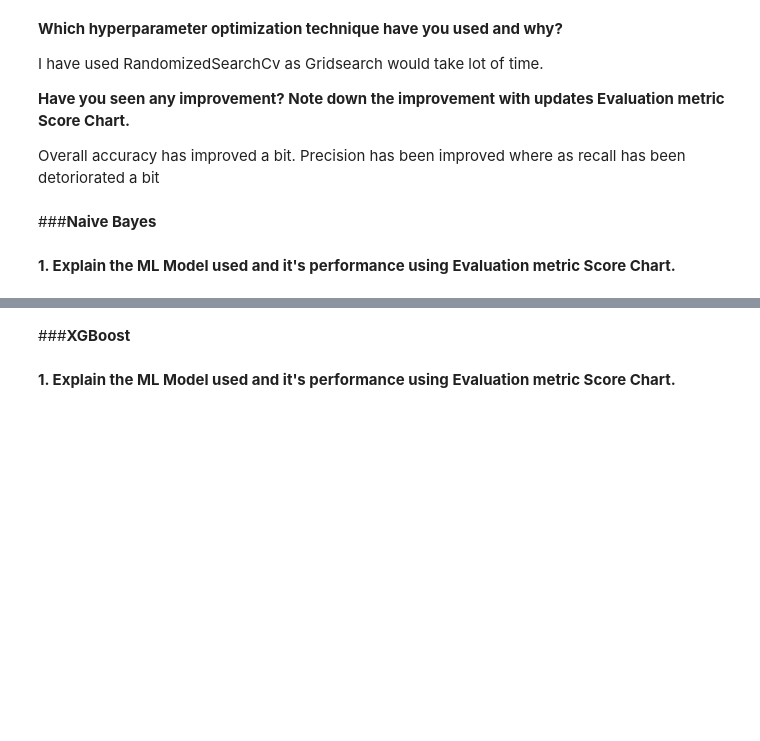
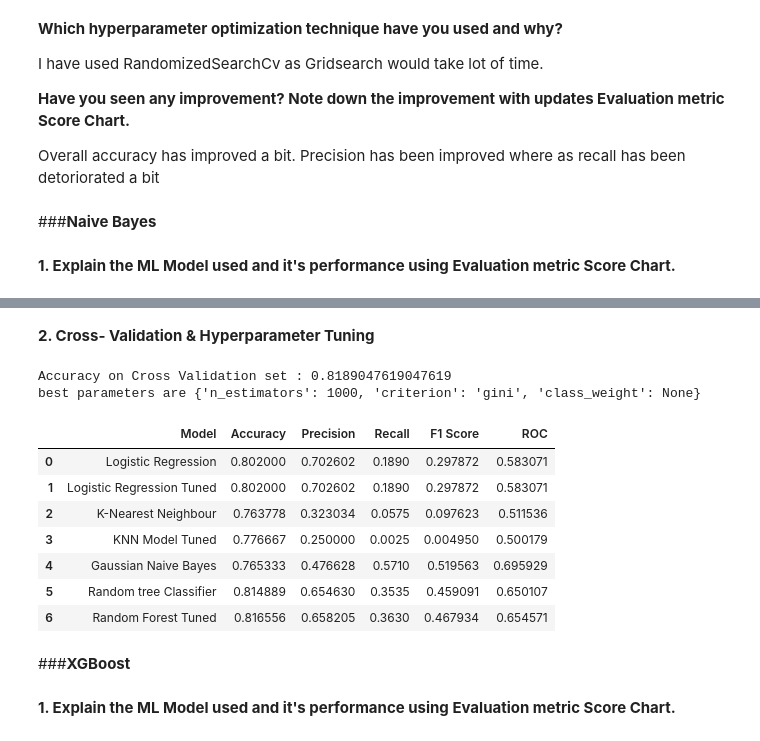
Before and after one commit to shaad4224/credit_card_default_prediction, a Jupyter notebook: Copy_of_credit_card_default_prediction.ipynb, the cells around one changed output, grey strips where cells are left out. Cells and saved outputs as stored; diff of their text form; code cells hidden in the pictures; blank space fills up the shorter version.

Commit message:
added random forest algorithm

```diff
--- a/Copy_of_credit_card_default_prediction.ipynb
+++ b/Copy_of_credit_card_default_prediction.ipynb
@@ -1034,0 +1037,5 @@ results
+# %%
+from sklearn.ensemble import RandomForestClassifier
+rfc = RandomForestClassifier(n_estimators = 100,criterion = 'entropy',random_state = 0)
+rfc.fit(x_train,y_train)
+y_pred = rfc.predict(x_test)
@@ -1034,0 +1044,12 @@ results
+# %%
+cm5 = confusion_matrix(y_test, y_pred)
+roc=roc_auc_score(y_test, y_pred)
+acc = accuracy_score(y_test, y_pred)
+prec = precision_score(y_test, y_pred)
+rec = recall_score(y_test, y_pred)
+f1 = f1_score(y_test, y_pred)
+
+model = pd.DataFrame([['Random tree Classifier', acc,prec,rec, f1,roc]],
+               columns = ['Model', 'Accuracy', 'Precision', 'Recall', 'F1 Score','ROC'])
+results= results.append(model, ignore_index = True)
+results
@@ -1035,3 +1064,37 @@ results
+# %% [markdown]
+**2. Cross- Validation & Hyperparameter Tuning**
+# %%
+param_grid_rf = {'n_estimators': [200, 400, 600, 1000],
+              'criterion': ['entropy', 'gini'],
+              'class_weight' : ['balanced',None]}
+random_search = RandomizedSearchCV(estimator=rfc,param_distributions=param_grid_rf,scoring='accuracy',cv=5,n_jobs=-1)
+random_search = random_search.fit(x_train,y_train)
+best_accuracy_1 = random_search.best_score_
+print('Accuracy on Cross Validation set :',best_accuracy_1)
+best_parameters_2 = random_search.best_params_
+print('best parameters are',best_parameters_2)
+y_pred_rf = random_search.predict(x_test)
+roc=roc_auc_score(y_test, y_pred_rf)
+acc = accuracy_score(y_test, y_pred_rf)
+prec = precision_score(y_test, y_pred_rf)
+rec = recall_score(y_test, y_pred_rf)
+f1 = f1_score(y_test, y_pred_rf)
+cm6 = confusion_matrix(y_test, y_pred_rf)
+model=  pd.DataFrame([['Random Forest Tuned', acc,prec,rec, f1,roc]],
+               columns = ['Model', 'Accuracy', 'Precision', 'Recall', 'F1 Score','ROC'])
+results= results.append(model, ignore_index = True)
+results
+# %% [output]
+Accuracy on Cross Validation set : 0.8189047619047619
+best parameters are {'n_estimators': 1000, 'criterion': 'gini', 'class_weight': None}
+|  | Model | Accuracy | Precision | Recall | F1 Score | ROC |
+| 0 | Logistic Regression | 0.802000 | 0.702602 | 0.1890 | 0.297872 | 0.583071 |
+| 1 | Logistic Regression Tuned | 0.802000 | 0.702602 | 0.1890 | 0.297872 | 0.583071 |
+| 2 | K-Nearest Neighbour | 0.763778 | 0.323034 | 0.0575 | 0.097623 | 0.511536 |
+| 3 | KNN Model Tuned | 0.776667 | 0.250000 | 0.0025 | 0.004950 | 0.500179 |
+| 4 | Gaussian Naive Bayes | 0.765333 | 0.476628 | 0.5710 | 0.519563 | 0.695929 |
+| 5 | Random tree Classifier | 0.814889 | 0.654630 | 0.3535 | 0.459091 | 0.650107 |
+| 6 | Random Forest Tuned | 0.816556 | 0.658205 | 0.3630 | 0.467934 | 0.654571 |
 # %% [markdown]
 ###**XGBoost**
 # %%
```
Also changed, not shown: parts of 5 cells of this notebook.
